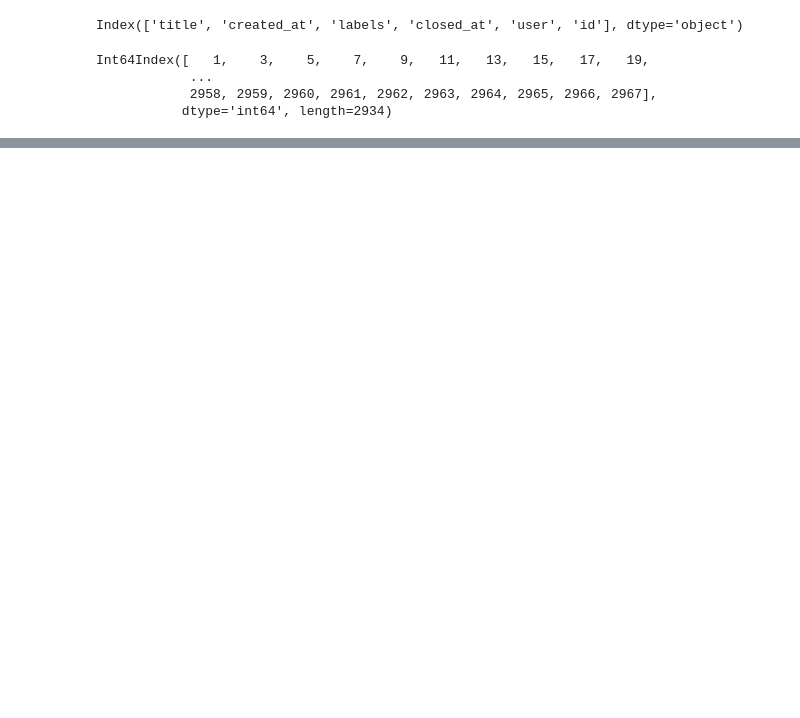
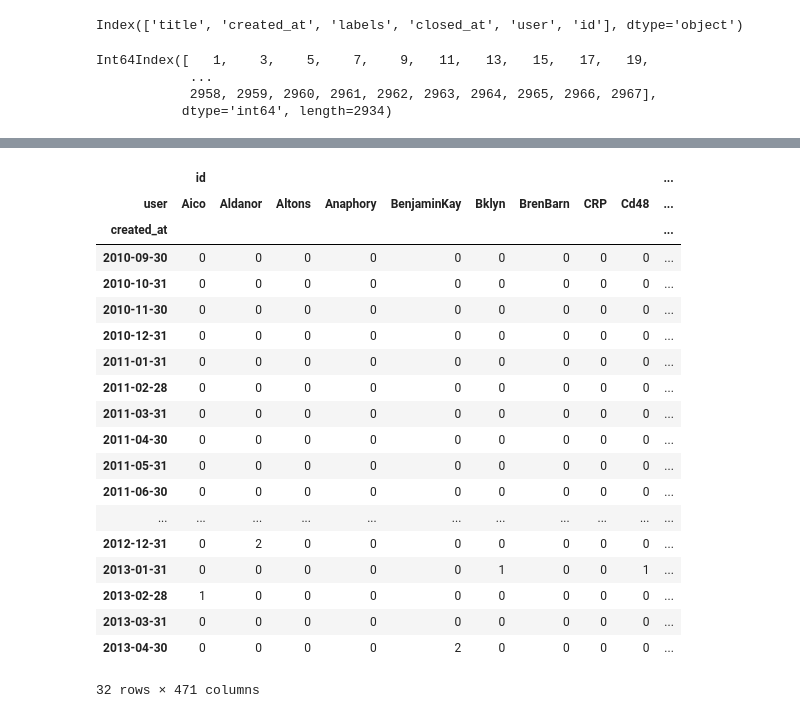
Before and after one commit to kbl4ew/Python_For_Data_Science, a Jupyter notebook: Kevin/Homework7/Homework7_Pandas.ipynb, the cells around one changed output, grey strips where cells are left out. Saved outputs shown, nothing was run; the diff lists cells and outputs as text; code cells hidden in the pictures; blank space fills up the shorter version.

```diff
--- a/Kevin/Homework7/Homework7_Pandas.ipynb
+++ b/Kevin/Homework7/Homework7_Pandas.ipynb
@@ -304,0 +264,24 @@ tmp56 = tmp5.resample('M', how='sum')
+# %%
+df4b = df4.resample('M', how = 'count')
+df4b
+# %% [output]
+|  | id |  |  |  |  |  |  |  |  | ... |
+| user | Aico | Aldanor | Altons | Anaphory | BenjaminKay | Bklyn | BrenBarn | CRP | Cd48 | ... |
+| created_at |  |  |  |  |  |  |  |  |  | ... |
+| 2010-09-30 | 0 | 0 | 0 | 0 | 0 | 0 | 0 | 0 | 0 | ... |
+| 2010-10-31 | 0 | 0 | 0 | 0 | 0 | 0 | 0 | 0 | 0 | ... |
+| 2010-11-30 | 0 | 0 | 0 | 0 | 0 | 0 | 0 | 0 | 0 | ... |
+| 2010-12-31 | 0 | 0 | 0 | 0 | 0 | 0 | 0 | 0 | 0 | ... |
+| 2011-01-31 | 0 | 0 | 0 | 0 | 0 | 0 | 0 | 0 | 0 | ... |
+| 2011-02-28 | 0 | 0 | 0 | 0 | 0 | 0 | 0 | 0 | 0 | ... |
+| 2011-03-31 | 0 | 0 | 0 | 0 | 0 | 0 | 0 | 0 | 0 | ... |
+| 2011-04-30 | 0 | 0 | 0 | 0 | 0 | 0 | 0 | 0 | 0 | ... |
+| 2011-05-31 | 0 | 0 | 0 | 0 | 0 | 0 | 0 | 0 | 0 | ... |
+| 2011-06-30 | 0 | 0 | 0 | 0 | 0 | 0 | 0 | 0 | 0 | ... |
+| ... | ... | ... | ... | ... | ... | ... | ... | ... | ... | ... |
+| 2012-12-31 | 0 | 2 | 0 | 0 | 0 | 0 | 0 | 0 | 0 | ... |
+| 2013-01-31 | 0 | 0 | 0 | 0 | 0 | 1 | 0 | 0 | 1 | ... |
+| 2013-02-28 | 1 | 0 | 0 | 0 | 0 | 0 | 0 | 0 | 0 | ... |
+| 2013-03-31 | 0 | 0 | 0 | 0 | 0 | 0 | 0 | 0 | 0 | ... |
+| 2013-04-30 | 0 | 0 | 0 | 0 | 2 | 0 | 0 | 0 | 0 | ... |
+32 rows × 471 columns
```
Also changed, not shown: parts of 58 cells of this notebook, 1 other file.
